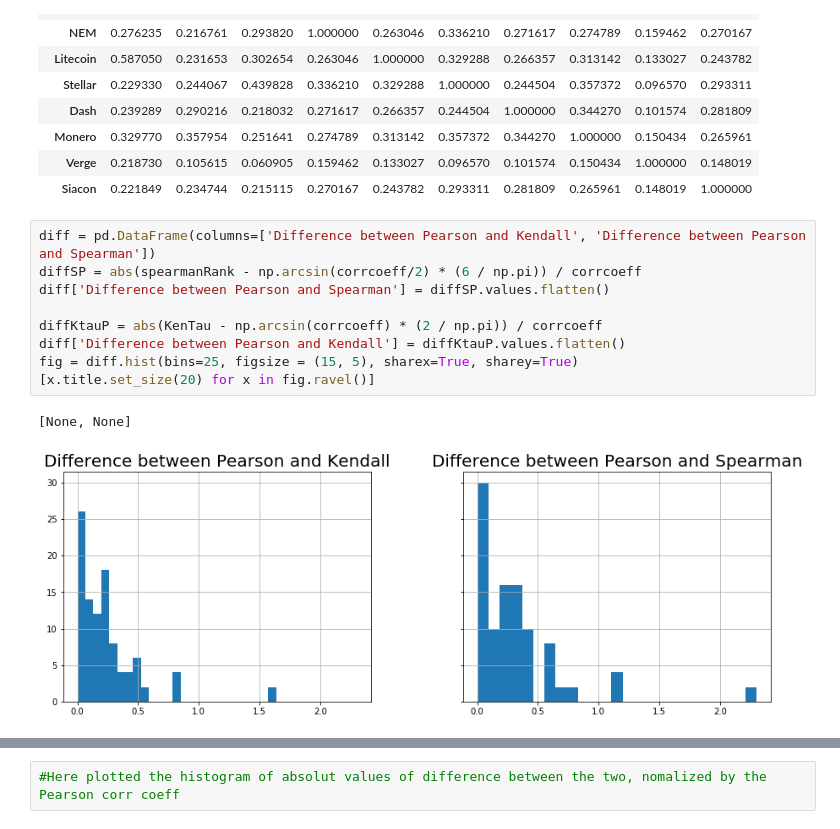
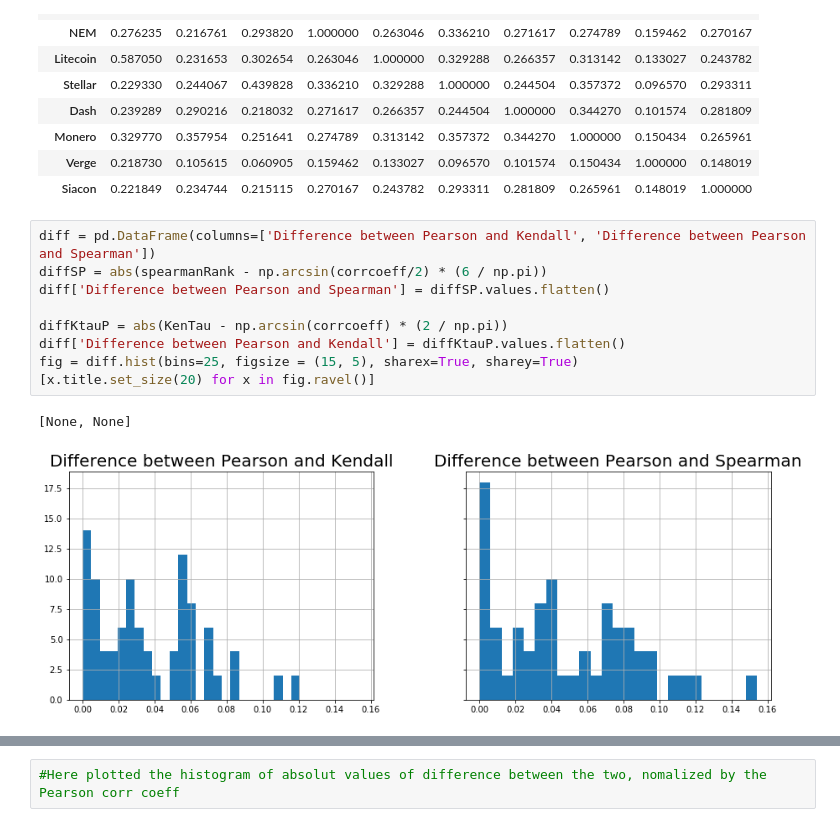
Before and after one commit to linsallyzhao/notebooks, a Jupyter notebook: FDS_assignment2/assignment2_part3.ipynb, the cells around one changed output, grey strips where cells are left out. Drawn from its saved outputs; the diff is of its cells as text.

```diff
--- a/FDS_assignment2/assignment2_part3.ipynb
+++ b/FDS_assignment2/assignment2_part3.ipynb
@@ -84,13 +84,13 @@ spearmanRank
 | Siacon | 0.221849 | 0.234744 | 0.215115 | 0.270167 | 0.243782 | 0.293311 | 0.281809 | 0.265961 | 0.148019 | 1.000000 |
 # %%
 diff = pd.DataFrame(columns=['Difference between Pearson and Kendall', 'Difference between Pearson and Spearman'])
-diffSP = abs(spearmanRank - np.arcsin(corrcoeff/2) * (6 / np.pi)) / corrcoeff
+diffSP = abs(spearmanRank - np.arcsin(corrcoeff/2) * (6 / np.pi))
 diff['Difference between Pearson and Spearman'] = diffSP.values.flatten()
 
-diffKtauP = abs(KenTau - np.arcsin(corrcoeff) * (2 / np.pi)) / corrcoeff
+diffKtauP = abs(KenTau - np.arcsin(corrcoeff) * (2 / np.pi))
 diff['Difference between Pearson and Kendall'] = diffKtauP.values.flatten()
 fig = diff.hist(bins=25, figsize = (15, 5), sharex=True, sharey=True)
 [x.title.set_size(20) for x in fig.ravel()]
 # %% [output]
 [None, None]
-[figure, old version]
+[figure, new version]
```
Also changed, not shown: parts of 29 cells of this notebook.
